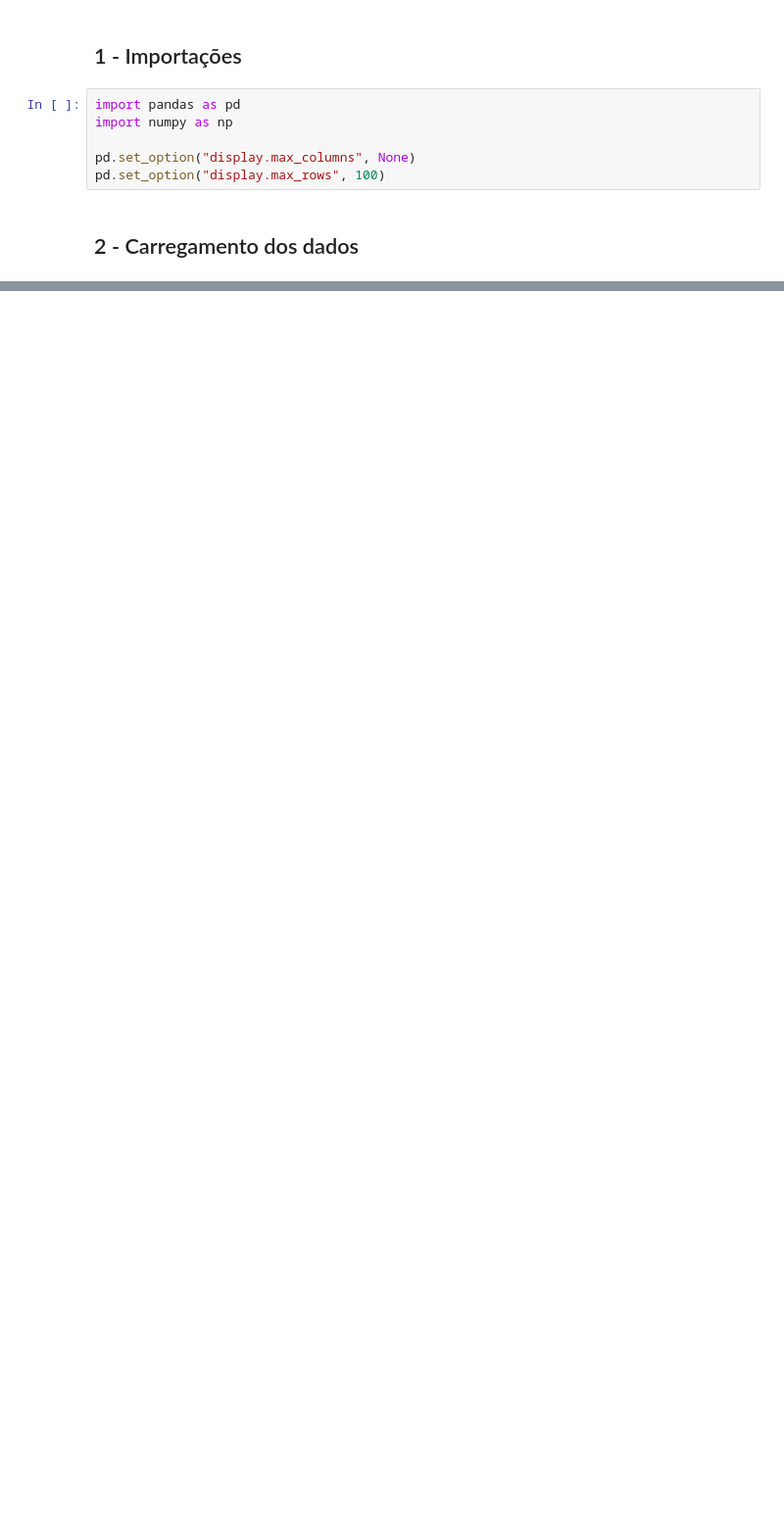
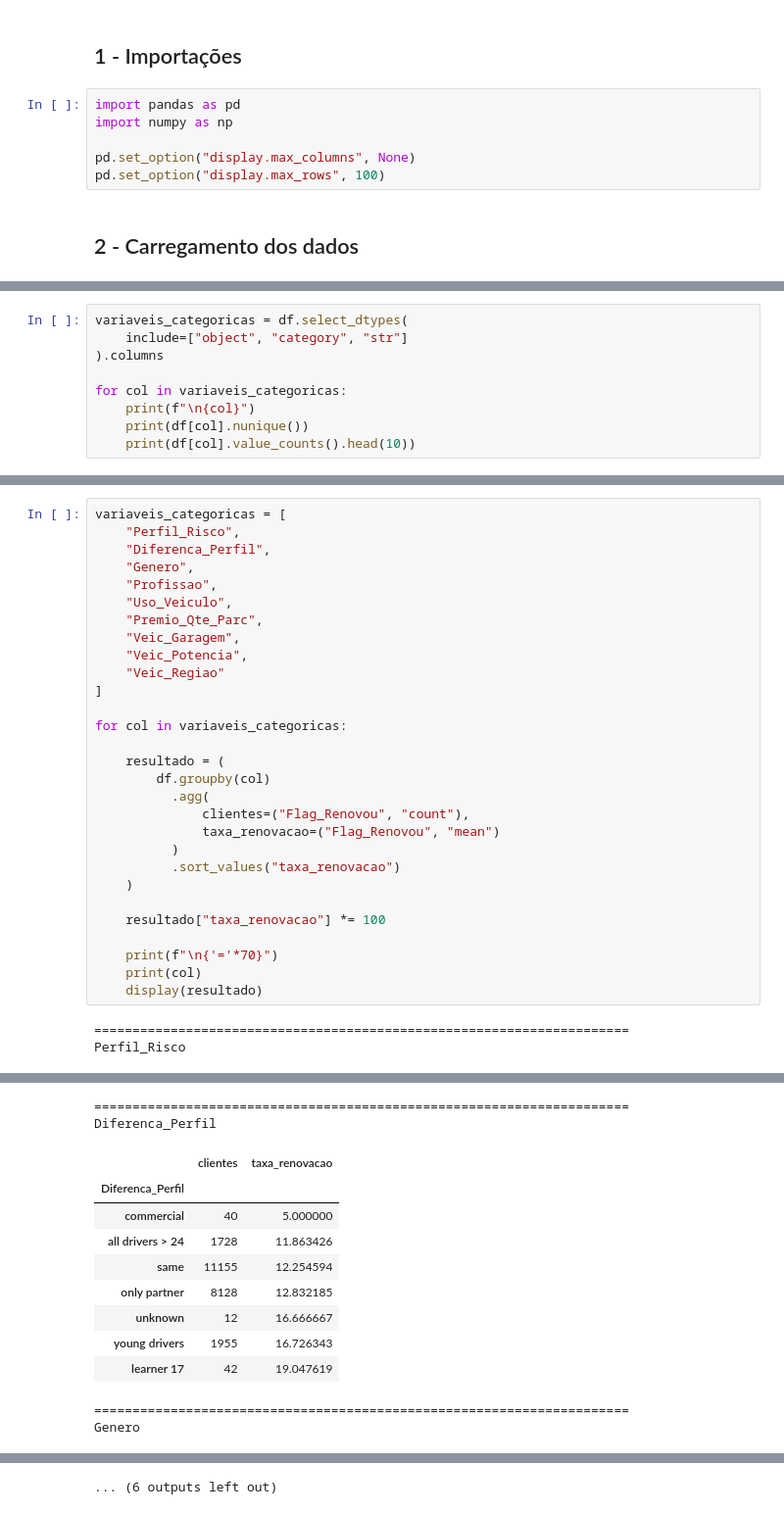
Before and after one commit to grazimartins/insurance-renewal-analytics, a Jupyter notebook: notebooks/01_entendimento_dos_dados.ipynb, the cells around one changed output, grey strips where cells are left out. Shown at 98% size. Drawn from its saved outputs; the diff is of its cells as text; blank space fills up the shorter version.

```diff
--- a/notebooks/01_entendimento_dos_dados.ipynb
+++ b/notebooks/01_entendimento_dos_dados.ipynb
@@ -19,0 +160,9 @@ ImportError: `Import openpyxl` failed.  Use pip or conda to install the openpyxl
+# %%
+variaveis_categoricas = df.select_dtypes(
+    include=["object", "category", "str"]
+).columns
+
+for col in variaveis_categoricas:
+    print(f"\n{col}")
+    print(df[col].nunique())
+    print(df[col].value_counts().head(10))
@@ -19,0 +187,32 @@ ImportError: `Import openpyxl` failed.  Use pip or conda to install the openpyxl
+# %%
+variaveis_categoricas = [
+    "Perfil_Risco",
+    "Diferenca_Perfil",
+    "Genero",
+    "Profissao",
+    "Uso_Veiculo",
+    "Premio_Qte_Parc",
+    "Veic_Garagem",
+    "Veic_Potencia",
+    "Veic_Regiao"
+]
+
+for col in variaveis_categoricas:
+
+    resultado = (
+        df.groupby(col)
+          .agg(
+              clientes=("Flag_Renovou", "count"),
+              taxa_renovacao=("Flag_Renovou", "mean")
+          )
+          .sort_values("taxa_renovacao")
+    )
+
+    resultado["taxa_renovacao"] *= 100
+
+    print(f"\n{'='*70}")
+    print(col)
+    display(resultado)
+# %% [output]
+======================================================================
+Perfil_Risco
@@ -19,0 +224,13 @@ ImportError: `Import openpyxl` failed.  Use pip or conda to install the openpyxl
+======================================================================
+Diferenca_Perfil
+|  | clientes | taxa_renovacao |
+| Diferenca_Perfil |  |  |
+| commercial | 40 | 5.000000 |
+| all drivers > 24 | 1728 | 11.863426 |
+| same | 11155 | 12.254594 |
+| only partner | 8128 | 12.832185 |
+| unknown | 12 | 16.666667 |
+| young drivers | 1955 | 16.726343 |
+| learner 17 | 42 | 19.047619 |
+======================================================================
+Genero
@@ -19,0 +262 @@ ImportError: `Import openpyxl` failed.  Use pip or conda to install the openpyxl
+... (6 outputs left out)
```
Also changed, not shown: parts of 31 cells of this notebook.
